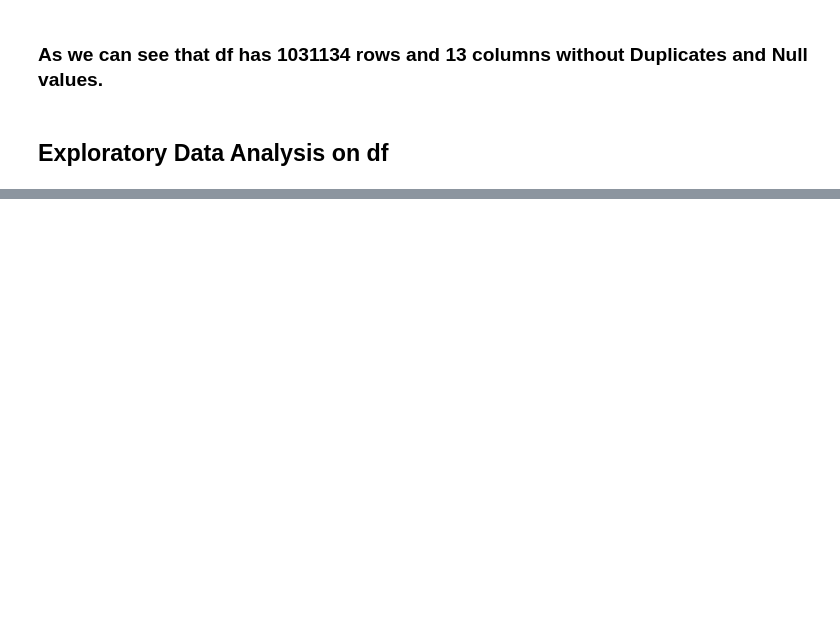
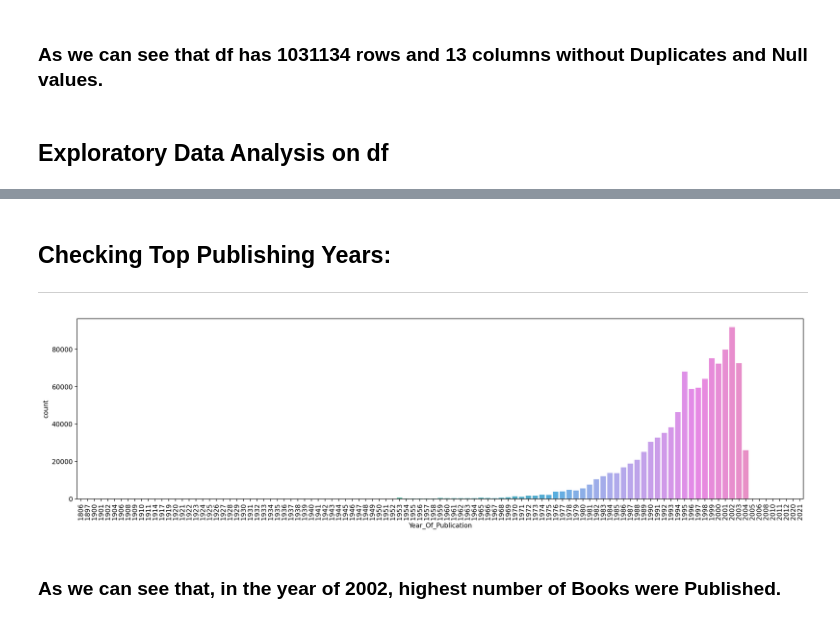
Before and after one commit to diptiranjan1998/Book-Recommendation-system, a Jupyter notebook: Book_Recommendation_System.ipynb, the cells around one changed output, grey strips where cells are left out. Drawn from its saved outputs; the diff is of its cells as text; code cells hidden in the pictures; blank space fills up the shorter version.

```diff
--- a/Book_Recommendation_System.ipynb
+++ b/Book_Recommendation_System.ipynb
@@ -919,0 +928,13 @@ df.head()
+# %% [markdown]
+## Checking Top Publishing Years:
+
+---
+# %%
+plt.figure(figsize= (20,5))
+sns.countplot(x= df.Year_Of_Publication)
+plt.xticks(rotation=90)
+plt.show()
+# %% [output]
+[figure, added]
+# %% [markdown]
+### As we can see that, in the year of 2002, highest number of Books were Published.
```
Also changed, not shown: parts of 14 cells of this notebook.
